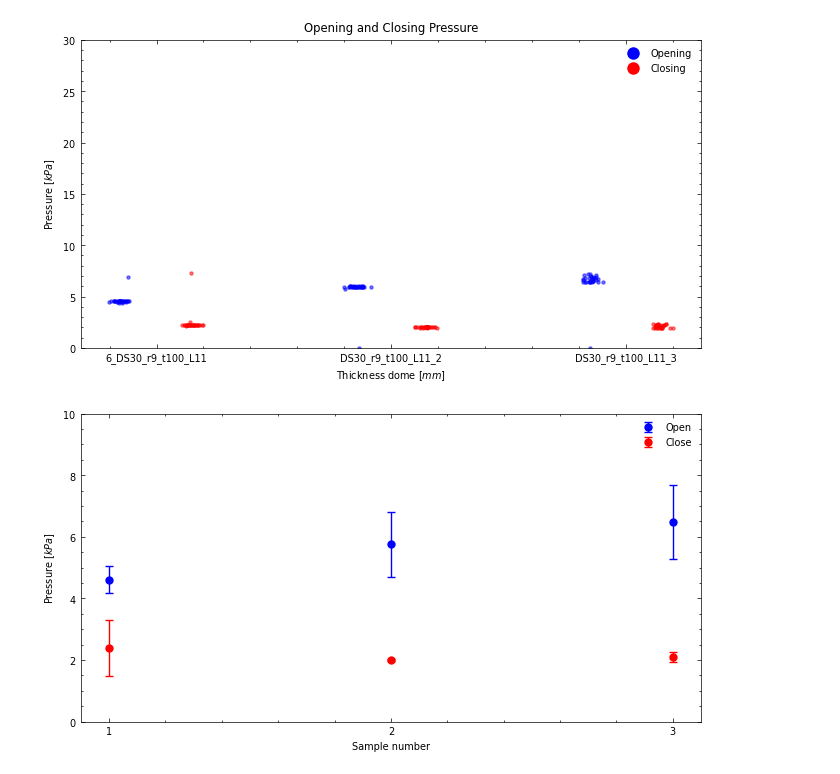
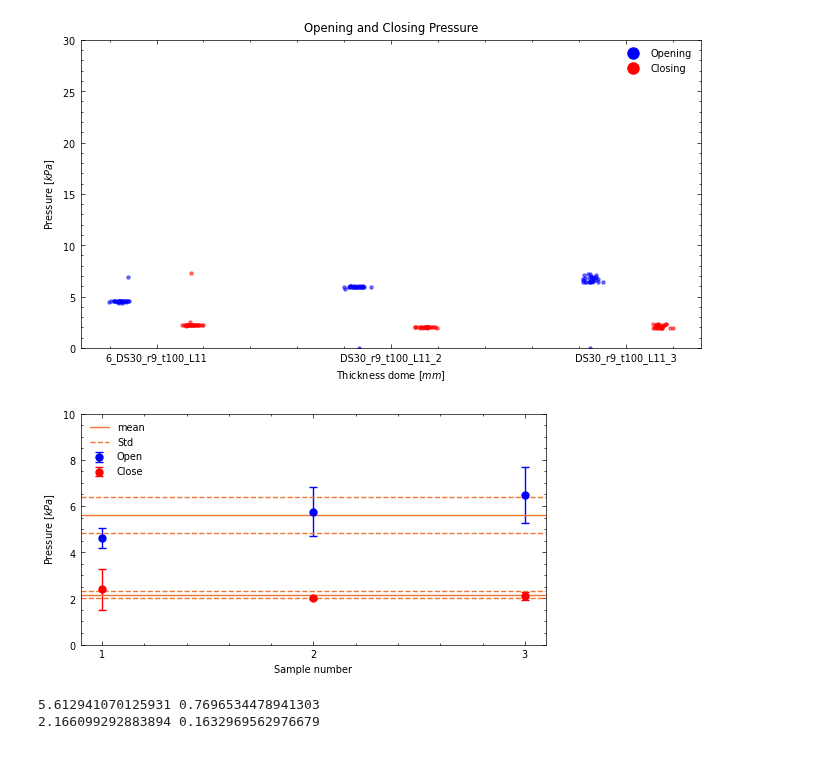
Before and after one commit to Olviel/Thermal_Soft_Robotics, a Jupyter notebook: Thermal_actuation/Experimental/Fluidic/Rothmund_Pressure_release/Valve_leak_test_rothmund_v3.ipynb, the cells around one changed output. Drawn from its saved outputs; the diff is of its cells as text; code cells hidden in the pictures.

Commit message:
finished repeatability plot

```diff
--- a/Thermal_actuation/Experimental/Fluidic/Rothmund_Pressure_release/Valve_leak_test_rothmund_v3.ipynb
+++ b/Thermal_actuation/Experimental/Fluidic/Rothmund_Pressure_release/Valve_leak_test_rothmund_v3.ipynb
@@ -385,26 +385,43 @@ plt.show()
 # %% [output]
 [figure]
 # %%
-fig, ax = plt.subplots(figsize=(8,4))  # Set figure size here
+fig, ax = plt.subplots(figsize=(6,3))  # Set figure size here
+open_mean = []
+close_mean = []
 for i, (open_data,close_data) in enumerate(zip(P_open,P_close)):
     open_avg = np.mean(open_data)
     close_avg = np.mean(close_data)
     open_std = np.std(open_data)
     close_std = np.std(close_data)
+
+    open_mean.append(open_avg)
+    close_mean.append(close_avg)
 
     if i==0:
         ax.errorbar(open_positions[i], open_avg, yerr=open_std, fmt='o', color='blue', markersize=5, capsize=3,label='Open')
         ax.errorbar(open_positions[i], close_avg, yerr=close_std, fmt='o', color='red', markersize=5, capsize=3,label='Close')
     else:
         ax.errorbar(open_positions[i], open_avg, yerr=open_std, fmt='o', color='blue', markersize=5, capsize=3)
         ax.errorbar(open_positions[i], close_avg, yerr=close_std, fmt='o', color='red', markersize=5, capsize=3)
 
 sample_names = ['1','2','3']
 plt.xticks(open_positions,sample_names)
 plt.xlabel('Sample number')
 plt.ylabel('Pressure [$kPa$]')
-plt.legend()
+ax.axhline(y=np.mean(open_mean),label='mean')
+ax.axhline(y=np.mean(open_mean)+np.std(open_mean),linestyle='--',label='Std')
+ax.axhline(y=np.mean(open_mean)-np.std(open_mean),linestyle='--')
+
+ax.axhline(y=np.mean(close_mean))
+ax.axhline(y=np.mean(close_mean)+np.std(close_mean),linestyle='--')
+ax.axhline(y=np.mean(close_mean)-np.std(close_mean),linestyle='--')
+
+plt.legend(loc='upper left')
 ax.set_ylim(0,10)
 plt.show()
+print(np.mean(open_mean),np.std(open_mean))
+print(np.mean(close_mean),np.std(close_mean))
 # %% [output]
-[figure, old version]
+[figure, new version]
+5.612941070125931 0.7696534478941303
+2.166099292883894 0.1632969562976679
```
